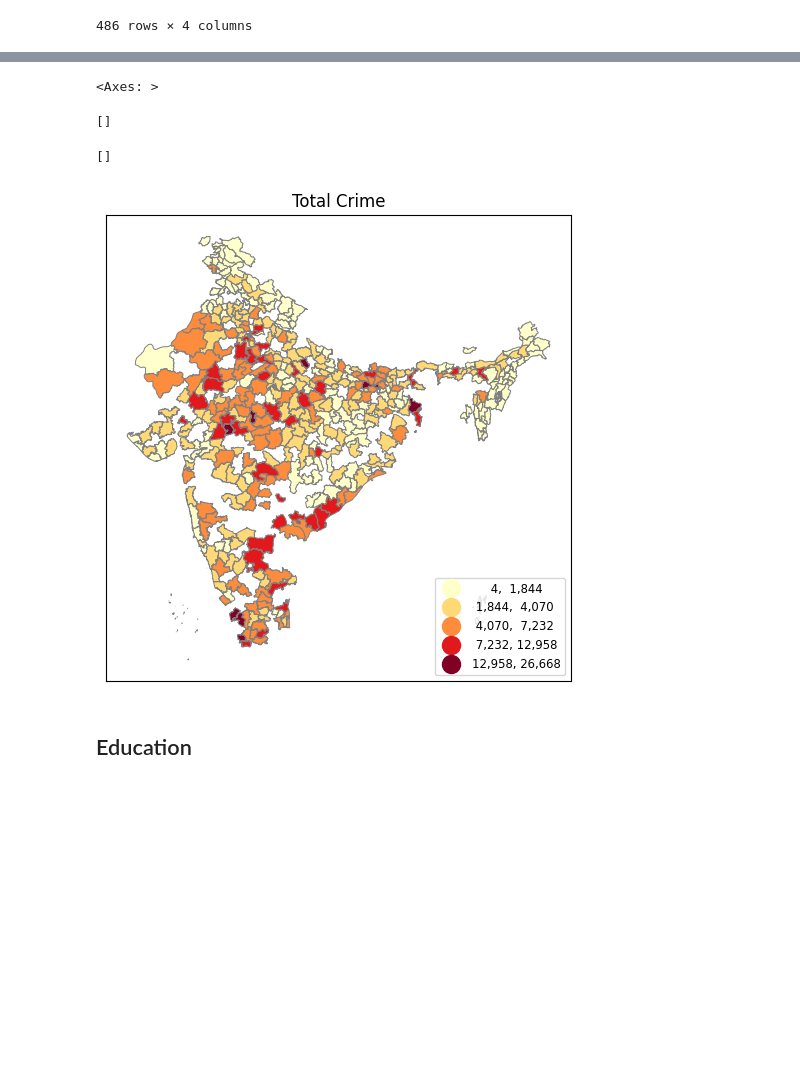
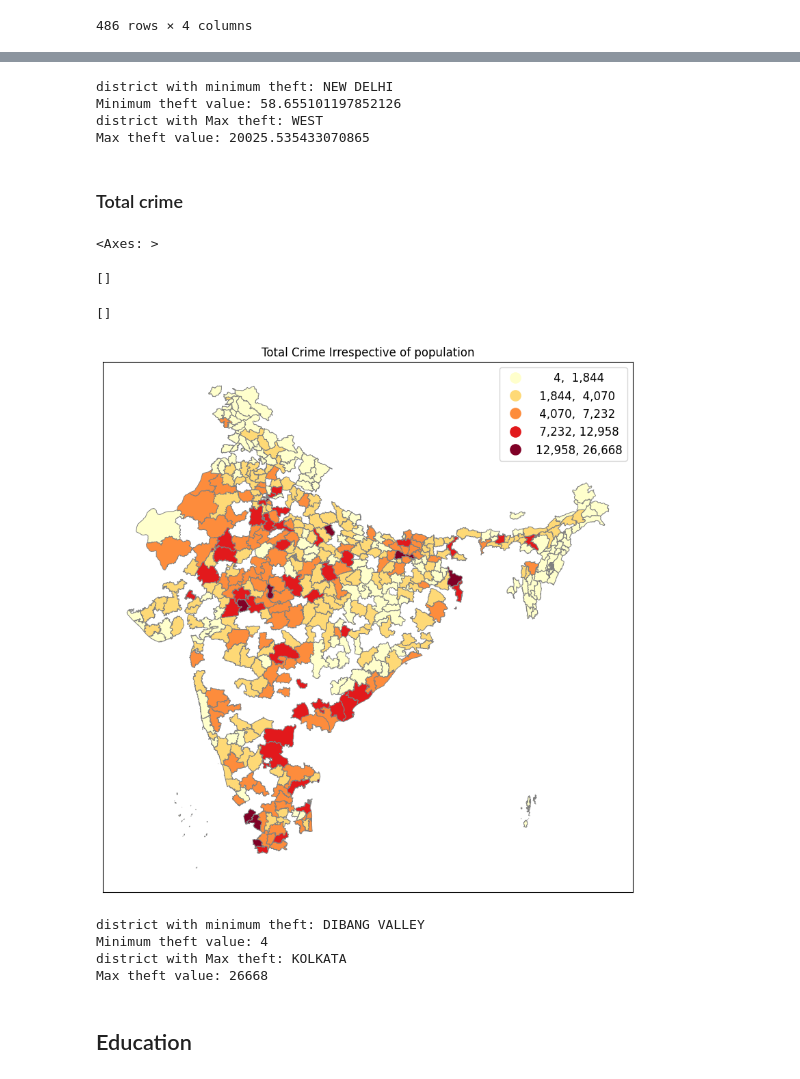
Before and after one commit to Dhairya890/GIS-SEM1, a Jupyter notebook: GIS_INDIA.ipynb, the cells around one changed output, grey strips where cells are left out. Saved outputs shown, nothing was run; the diff lists cells and outputs as text; code cells hidden in the pictures; blank space fills up the shorter version.

```diff
--- a/GIS_INDIA.ipynb
+++ b/GIS_INDIA.ipynb
@@ -121,3 +126,3 @@ df_pop_crime[['distname','Total Cognizable IPC crimes','totalpopul','_merge']]
 # %%
-df_pop_crime["crime_by_pop"] = df_pop_crime["totalpopul"]/df_pop_crime["Total Cognizable IPC crimes"]
+df_pop_crime["pop_by_crime"] = df_pop_crime["totalpopul"]/df_pop_crime["Total Cognizable IPC crimes"]
 # %%
@@ -138,18 +143,58 @@ ax.set_yticks([]) #kills xticks
+# %%
+min_theft_index = df_pop_crime['pop_by_crime'].idxmin()
+max_theft_index = df_pop_crime['pop_by_crime'].idxmax()
+
+
+district_with_min_theft = df_pop_crime.loc[min_theft_index, 'distname']
+min_theft_value = df_pop_crime.loc[min_theft_index, 'pop_by_crime']
+district_with_max_theft = df_pop_crime.loc[max_theft_index, 'distname']
+max_theft_value = df_pop_crime.loc[max_theft_index, 'pop_by_crime']
+
+print("district with minimum theft:", district_with_min_theft)
+print("Minimum theft value:", min_theft_value)
+print("district with Max theft:", district_with_max_theft)
+print("Max theft value:", max_theft_value)
+# %% [output]
+district with minimum theft: NEW DELHI
+Minimum theft value: 58.655101197852126
+district with Max theft: WEST
+Max theft value: 20025.535433070865
+# %% [markdown]
+### Total crime
 # %%
-fig, ax = plt.subplots(1, figsize=(6,10))
+fig, ax = plt.subplots(1, figsize=(10,12))
 
 df_pop_crime.plot(ax=ax,column='Total Cognizable IPC crimes',legend=True,cmap='YlOrRd',scheme='natural_breaks',k=5,
          edgecolor='grey',linewidth=.7,legend_kwds= {"fmt": "{:,.0f}",
-        'loc':'lower right','title_fontsize':'medium','fontsize':'small','markerscale':1.4}) #
+        'loc':'upper right','title_fontsize':'large','fontsize':'large','markerscale':1.2}) #
 
-ax.title.set_text("Total Crime")
+ax.title.set_text("Total Crime Irrespective of population")
 ax.set_xticks([]) #kills xticks
 ax.set_yticks([]) #kills xticks
 # %% [output]
 <Axes: >
 []
 []
-[figure, old version]
+[figure, new version]
+# %%
+min_theft_index = df_pop_crime['Total Cognizable IPC crimes'].idxmin()
+max_theft_index = df_pop_crime['Total Cognizable IPC crimes'].idxmax()
+
+
+district_with_min_theft = df_pop_crime.loc[min_theft_index, 'distname']
+min_theft_value = df_pop_crime.loc[min_theft_index, 'Total Cognizable IPC crimes']
+district_with_max_theft = df_pop_crime.loc[max_theft_index, 'distname']
+max_theft_value = df_pop_crime.loc[max_theft_index, 'Total Cognizable IPC crimes']
+
+print("district with minimum theft:", district_with_min_theft)
+print("Minimum theft value:", min_theft_value)
+print("district with Max theft:", district_with_max_theft)
+print("Max theft value:", max_theft_value)
+# %% [output]
+district with minimum theft: DIBANG VALLEY
+Minimum theft value: 4
+district with Max theft: KOLKATA
+Max theft value: 26668
 # %% [markdown]
 ## Education
 # %%
```
Also changed, not shown: parts of 26 cells of this notebook.
